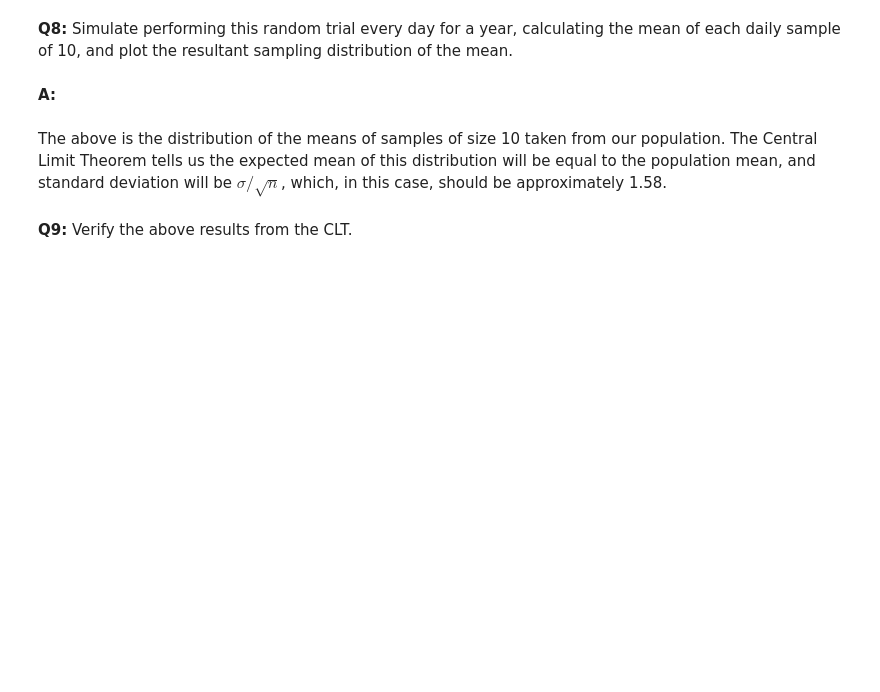
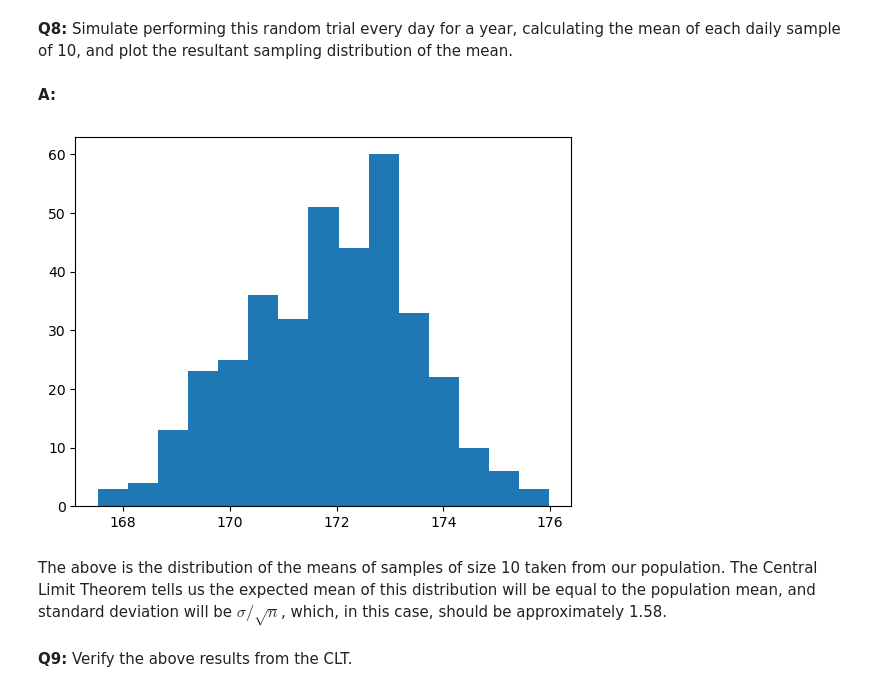
Before and after one commit to samcast1/dsc, a Jupyter notebook: Frequentist Case Study/1585247986_Frequentist_Case_Study/Frequentist Case Study/Frequentist Inference Case Study - Part A (3).ipynb, the cells around one changed output. Drawn from its saved outputs; the diff is of its cells as text; code cells hidden in the pictures; blank space fills up the shorter version.

```diff
--- a/Frequentist Case Study/1585247986_Frequentist_Case_Study/Frequentist Case Study/Frequentist Inference Case Study - Part A (3).ipynb
+++ b/Frequentist Case Study/1585247986_Frequentist_Case_Study/Frequentist Case Study/Frequentist Inference Case Study - Part A (3).ipynb
@@ -238,6 +238,12 @@ __A:__
 # %%
 seed(47)
 # take your samples here
+daily_sample_year_mean = [townsfolk_sampler(10).mean() for i in range(365)]
+# %%
+plt.hist(daily_sample_year_mean, bins=15)
+plt.show;
+# %% [output]
+[figure, added]
 # %% [markdown]
 The above is the distribution of the means of samples of size 10 taken from our population. The Central Limit Theorem tells us the expected mean of this distribution will be equal to the population mean, and standard deviation will be $\sigma / \sqrt n$, which, in this case, should be approximately 1.58.
 # %% [markdown]
```
Also changed, not shown: parts of 18 cells of this notebook.
